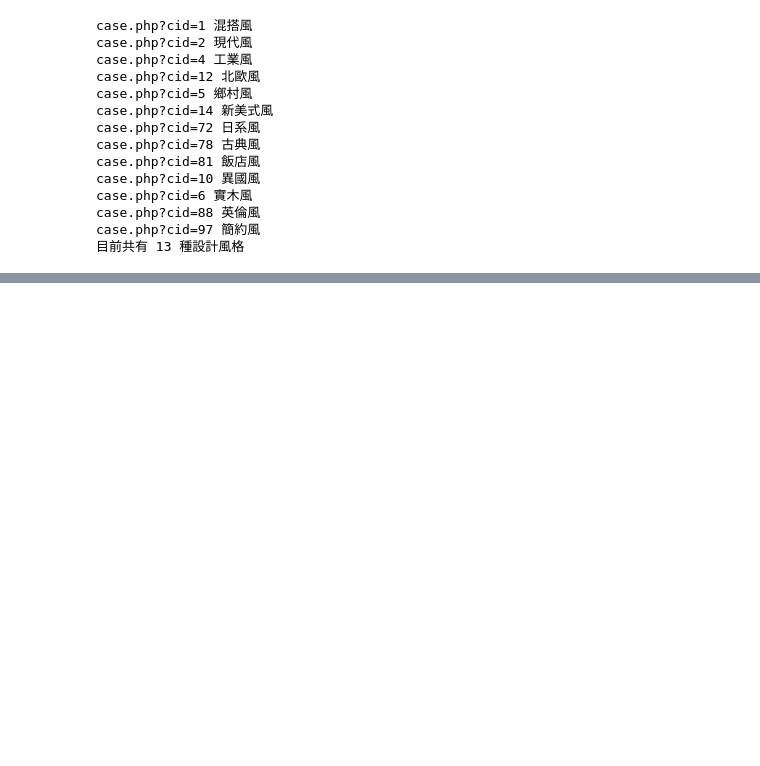
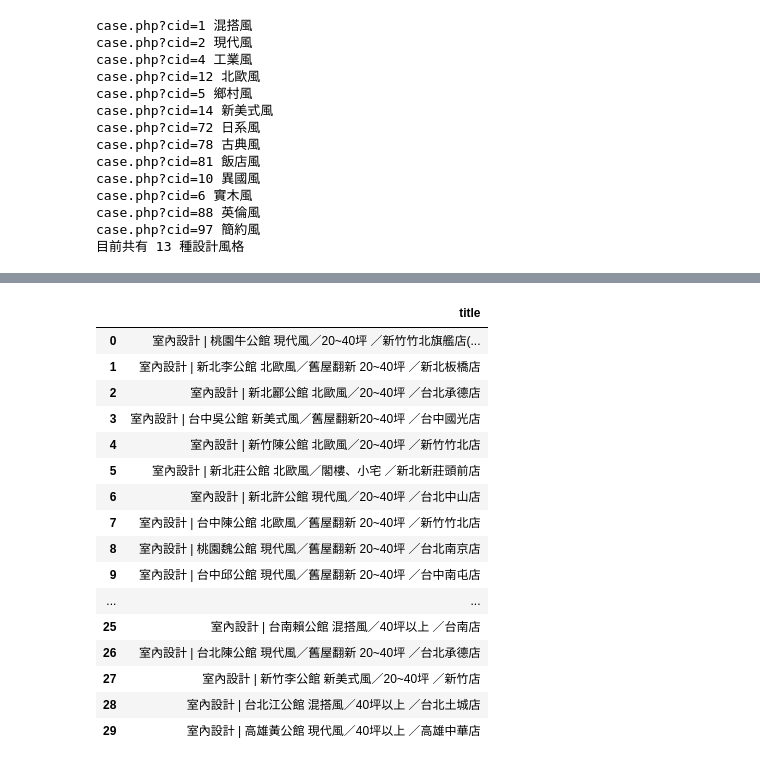
Before and after one commit to kuyuyu/PL, a Jupyter notebook: HW3/HW3.ipynb, the cells around one changed output, grey strips where cells are left out. Cells and saved outputs as stored; diff of their text form; code cells hidden in the pictures; blank space fills up the shorter version.

```diff
--- a/HW3/HW3.ipynb
+++ b/HW3/HW3.ipynb
@@ -121,3 +162,24 @@ for t in title:
+# %%
+csvdata = pd.read_csv('idcase.csv')
+csvdata
+# %% [output]
+|  | title |
+| 0 | 室內設計 | 桃園牛公館 現代風／20~40坪 ／新竹竹北旗艦店(... |
+| 1 | 室內設計 | 新北李公館 北歐風／舊屋翻新 20~40坪 ／新北板橋店 |
+| 2 | 室內設計 | 新北酈公館 北歐風／20~40坪 ／台北承德店 |
+| 3 | 室內設計 | 台中吳公館 新美式風／舊屋翻新20~40坪 ／台中國光店 |
+| 4 | 室內設計 | 新竹陳公館 北歐風／20~40坪 ／新竹竹北店 |
+| 5 | 室內設計 | 新北莊公館 北歐風／閣樓、小宅 ／新北新莊頭前店 |
+| 6 | 室內設計 | 新北許公館 現代風／20~40坪 ／台北中山店 |
+| 7 | 室內設計 | 台中陳公館 北歐風／舊屋翻新 20~40坪 ／新竹竹北店 |
+| 8 | 室內設計 | 桃園魏公館 現代風／舊屋翻新 20~40坪 ／台北南京店 |
+| 9 | 室內設計 | 台中邱公館 現代風／舊屋翻新 20~40坪 ／台中南屯店 |
+| ... | ... |
+| 25 | 室內設計 | 台南賴公館 混搭風／40坪以上 ／台南店 |
+| 26 | 室內設計 | 台北陳公館 現代風／舊屋翻新 20~40坪 ／台北承德店 |
+| 27 | 室內設計 | 新竹李公館 新美式風／20~40坪 ／新竹店 |
+| 28 | 室內設計 | 台北江公館 混搭風／40坪以上 ／台北土城店 |
+| 29 | 室內設計 | 高雄黃公館 現代風／40坪以上 ／高雄中華店 |
 # %%
 import json
 
```
Also changed, not shown: parts of 11 cells of this notebook, 2 other files.
